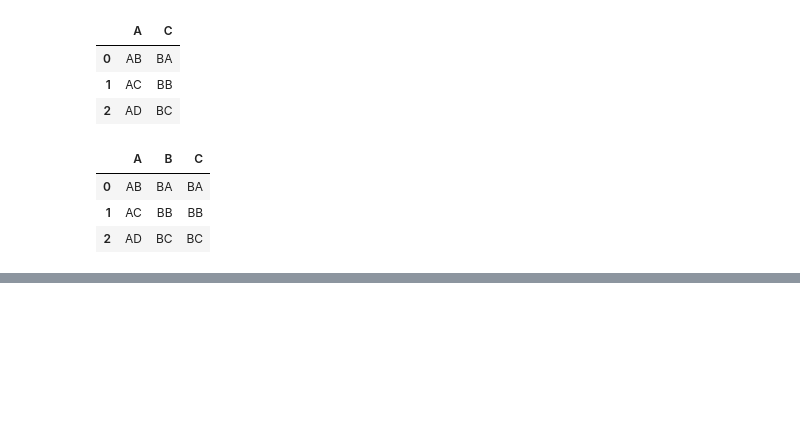
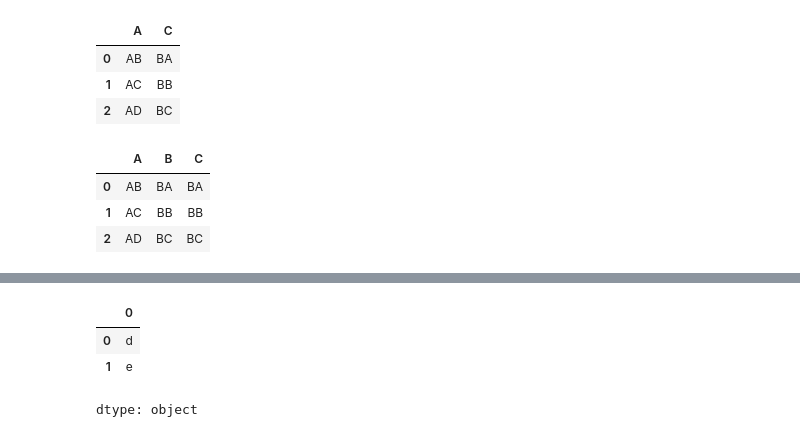
Before and after one commit to BommisettyTejaswa/Data-Analytics, a Jupyter notebook: Pandas.ipynb, the cells around one changed output, grey strips where cells are left out. Drawn from its saved outputs; the diff is of its cells as text; code cells hidden in the pictures; blank space fills up the shorter version.

```diff
--- a/Pandas.ipynb
+++ b/Pandas.ipynb
@@ -287,0 +324,7 @@ merge_df
+# %%
+s.loc[0:1]
+# %% [output]
+|  | 0 |
+| 0 | d |
+| 1 | e |
+dtype: object
```
Also changed, not shown: parts of 13 cells of this notebook.
